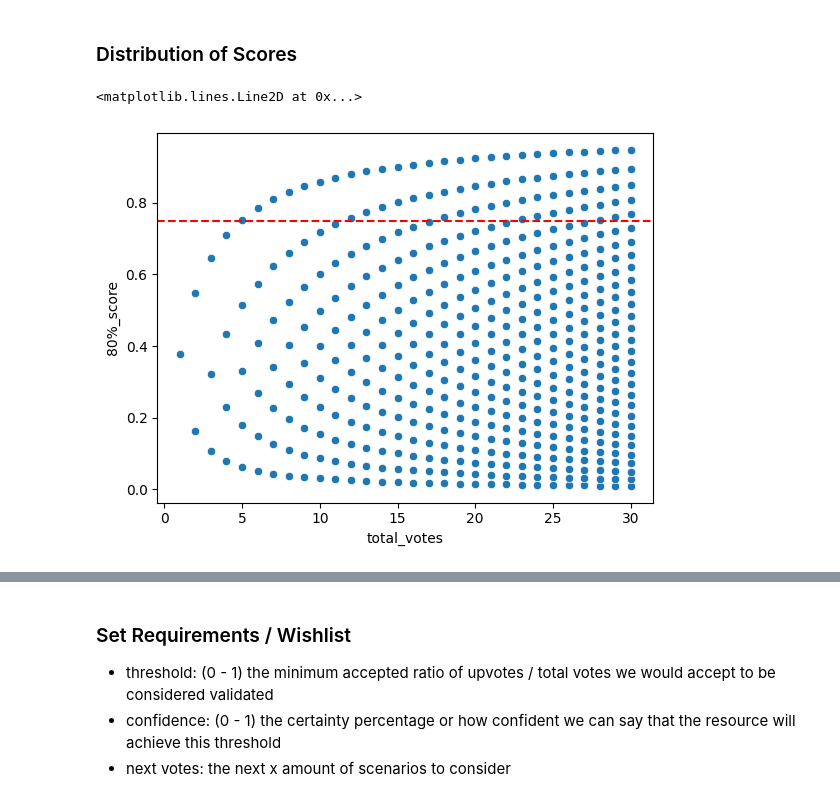
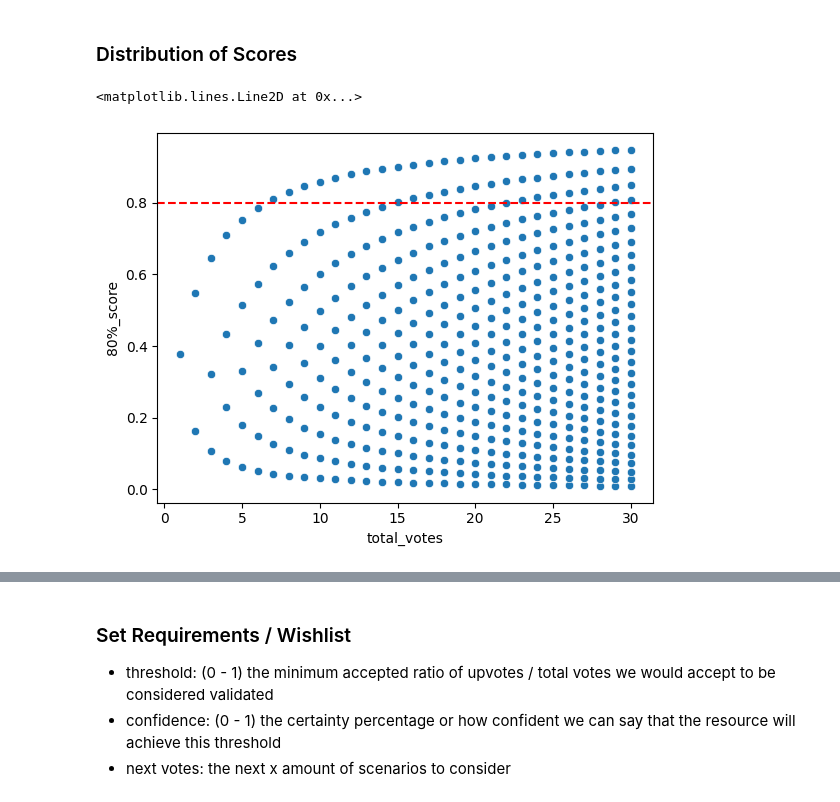
Before and after one commit to aureliobarrios/machine-learning, a Jupyter notebook: notebooks/reddit-algorithm.ipynb, the cells around one changed output, grey strips where cells are left out. Saved outputs shown, nothing was run; the diff lists cells and outputs as text; code cells hidden in the pictures.

Commit message:
algo plots

```diff
--- a/notebooks/reddit-algorithm.ipynb
+++ b/notebooks/reddit-algorithm.ipynb
@@ -237,8 +237,8 @@ df = pd.DataFrame.from_dict(data_dic, orient='index',
 # %%
 #plot score journey plot
 ax = sns.scatterplot(data=df, x="total_votes", y="80%_score")
 #plot horizontal plot at 75 score
-ax.axhline(0.75, ls='--', color='red')
+ax.axhline(0.80, ls='--', color='red')
 # %% [output]
 <matplotlib.lines.Line2D at 0x...>
-[figure, old version]
+[figure, new version]
```
Also changed, not shown: parts of 7 cells of this notebook.
